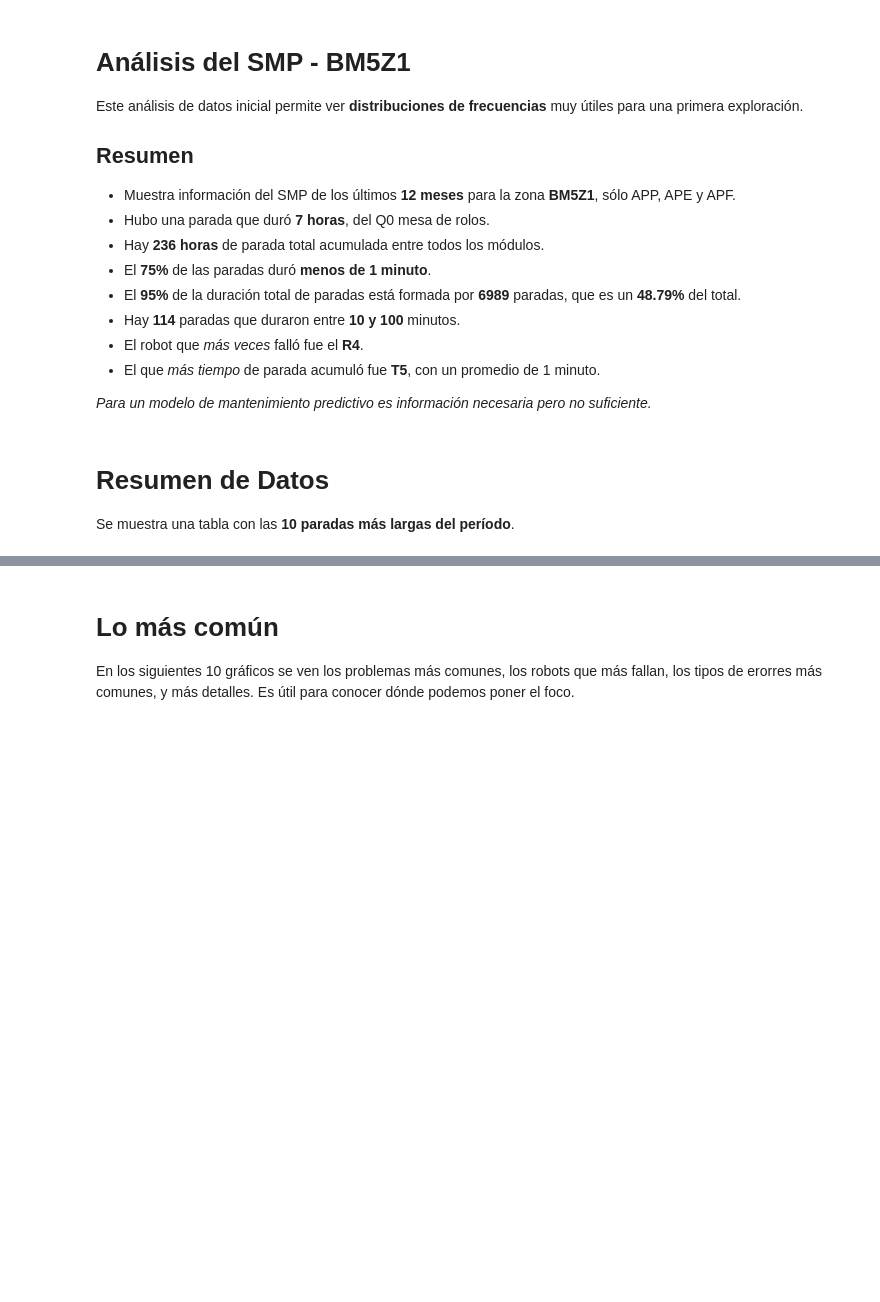
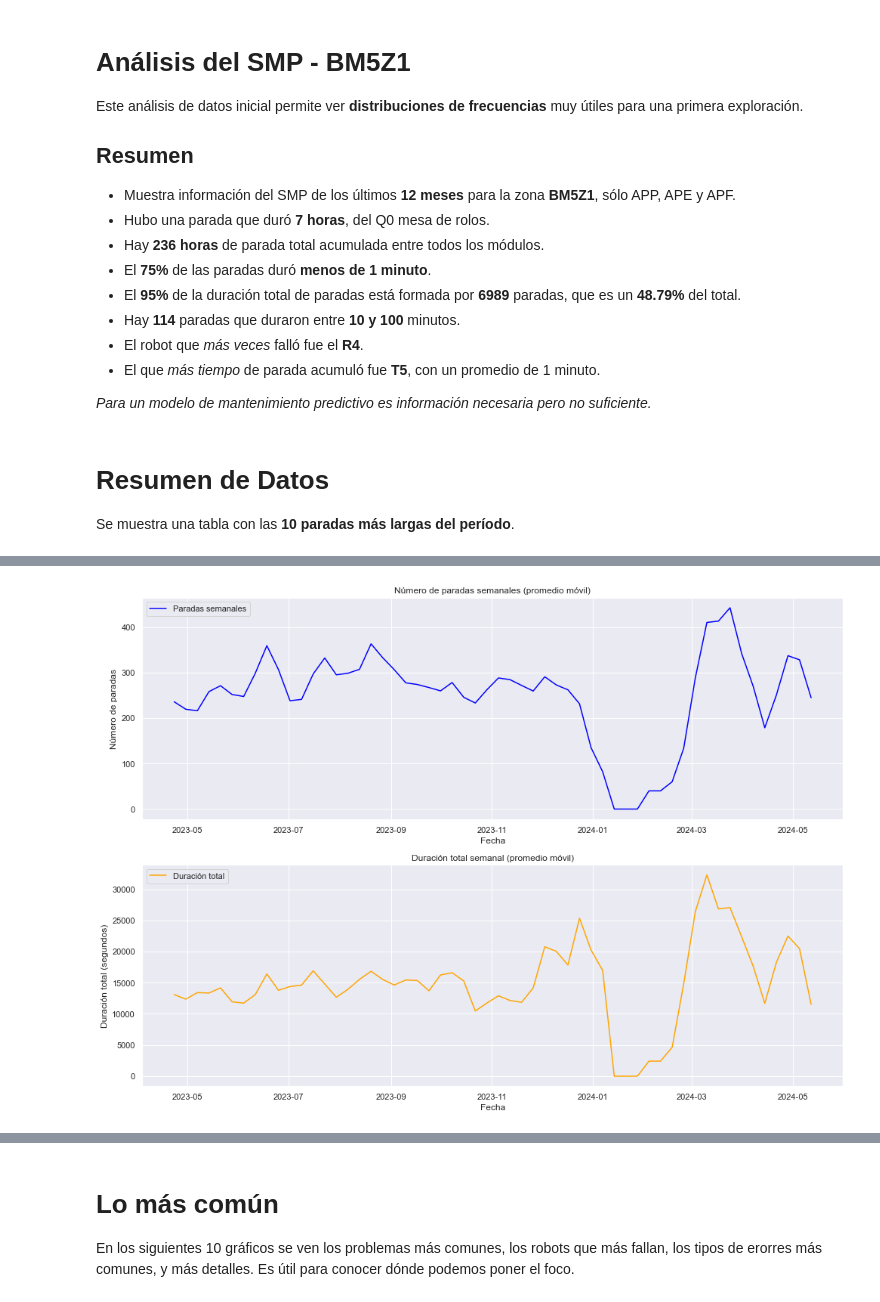
Before and after one commit to TomiMalamud/predictive-maintenance, a Jupyter notebook: smp-bm5z1.ipynb, the cells around one changed output, grey strips where cells are left out. Drawn from its saved outputs; the diff is of its cells as text; code cells hidden in the pictures; blank space fills up the shorter version.

```diff
--- a/smp-bm5z1.ipynb
+++ b/smp-bm5z1.ipynb
@@ -86,3 +92,38 @@ Top 10 paradas por duración (minutos):
+# %%
+df['Horodate'] = pd.to_datetime(df['Horodate'])
+# Resample to weekly intervals and aggregate stops and downtime
+weekly_analysis = df.resample('W', on='Horodate').agg(
+    weekly_stops=('Duration', 'count'),
+    weekly_downtime=('Duration', 'sum')
+).reset_index()
+
+# Apply rolling averages to smooth the data (window size of 3)
+weekly_analysis['smooth_stops'] = weekly_analysis['weekly_stops'].rolling(window=3).mean()
+weekly_analysis['smooth_downtime'] = weekly_analysis['weekly_downtime'].rolling(window=3).mean()
+
+# Create two subplots to separate stops and downtime
+fig, (ax1, ax2) = plt.subplots(2, 1, figsize=(14, 10))
+
+# Plot smoothed stops on the first subplot
+sns.lineplot(x='Horodate', y='smooth_stops', data=weekly_analysis, ax=ax1, color='blue', label='Paradas semanales')
+ax1.set_title('Número de paradas semanales (promedio móvil)')
+ax1.set_xlabel('Fecha')
+ax1.set_ylabel('Número de paradas')
+ax1.legend(loc='upper left')
+ax1.grid(visible=True)
+
+# Plot smoothed downtime on the second subplot
+sns.lineplot(x='Horodate', y='smooth_downtime', data=weekly_analysis, ax=ax2, color='orange', label='Duración total')
+ax2.set_title('Duración total semanal (promedio móvil)')
+ax2.set_xlabel('Fecha')
+ax2.set_ylabel('Duración total (segundos)')
+ax2.legend(loc='upper left')
+ax2.grid(visible=True)
+
+fig.tight_layout()
+plt.show()
+# %% [output]
+[figure, added]
 # %% [markdown]
 # Histograma
 
```
Also changed, not shown: parts of 7 cells of this notebook.
